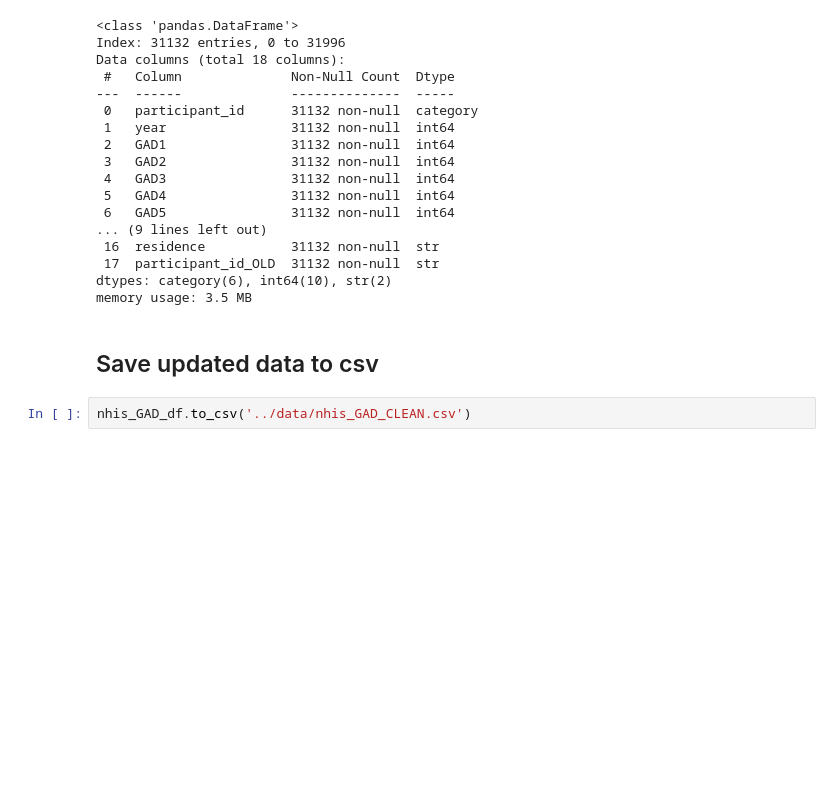
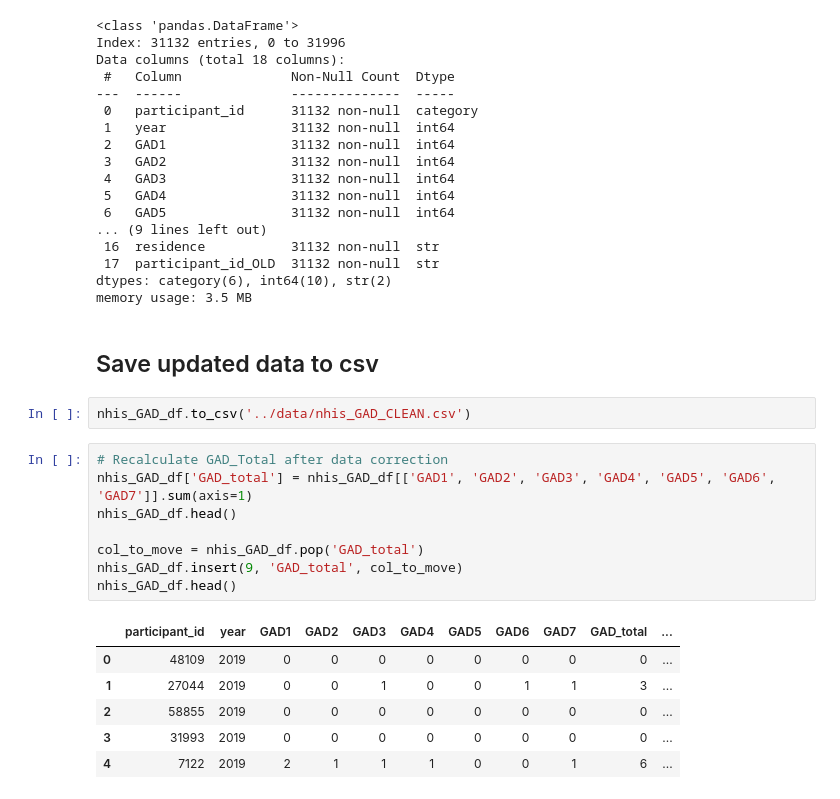
Before and after one commit to amallred/gaming-mental-health-analysis, a Jupyter notebook: notebooks/nhis_mental_health)cleaning.ipynb, the cells around one changed output. Saved outputs shown, nothing was run; the diff lists cells and outputs as text; blank space fills up the shorter version.

Commit message:
recalculated gad_total in nhis data

```diff
--- a/notebooks/nhis_mental_health)cleaning.ipynb
+++ b/notebooks/nhis_mental_health)cleaning.ipynb
@@ -455,3 +455,18 @@ memory usage: 3.5 MB
 ## Save updated data to csv
 # %%
 nhis_GAD_df.to_csv('../data/nhis_GAD_CLEAN.csv')
+# %%
+# Recalculate GAD_Total after data correction
+nhis_GAD_df['GAD_total'] = nhis_GAD_df[['GAD1', 'GAD2', 'GAD3', 'GAD4', 'GAD5', 'GAD6', 'GAD7']].sum(axis=1)
+nhis_GAD_df.head()
+
+col_to_move = nhis_GAD_df.pop('GAD_total')
+nhis_GAD_df.insert(9, 'GAD_total', col_to_move)
+nhis_GAD_df.head()
+# %% [output]
+|  | participant_id | year | GAD1 | GAD2 | GAD3 | GAD4 | GAD5 | GAD6 | GAD7 | GAD_total | ... |
+| 0 | 48109 | 2019 | 0 | 0 | 0 | 0 | 0 | 0 | 0 | 0 | ... |
+| 1 | 27044 | 2019 | 0 | 0 | 1 | 0 | 0 | 1 | 1 | 3 | ... |
+| 2 | 58855 | 2019 | 0 | 0 | 0 | 0 | 0 | 0 | 0 | 0 | ... |
+| 3 | 31993 | 2019 | 0 | 0 | 0 | 0 | 0 | 0 | 0 | 0 | ... |
+| 4 | 7122 | 2019 | 2 | 1 | 1 | 1 | 0 | 0 | 1 | 6 | ... |
```
Also changed, not shown: parts of 2 cells of this notebook, 4 other files.
